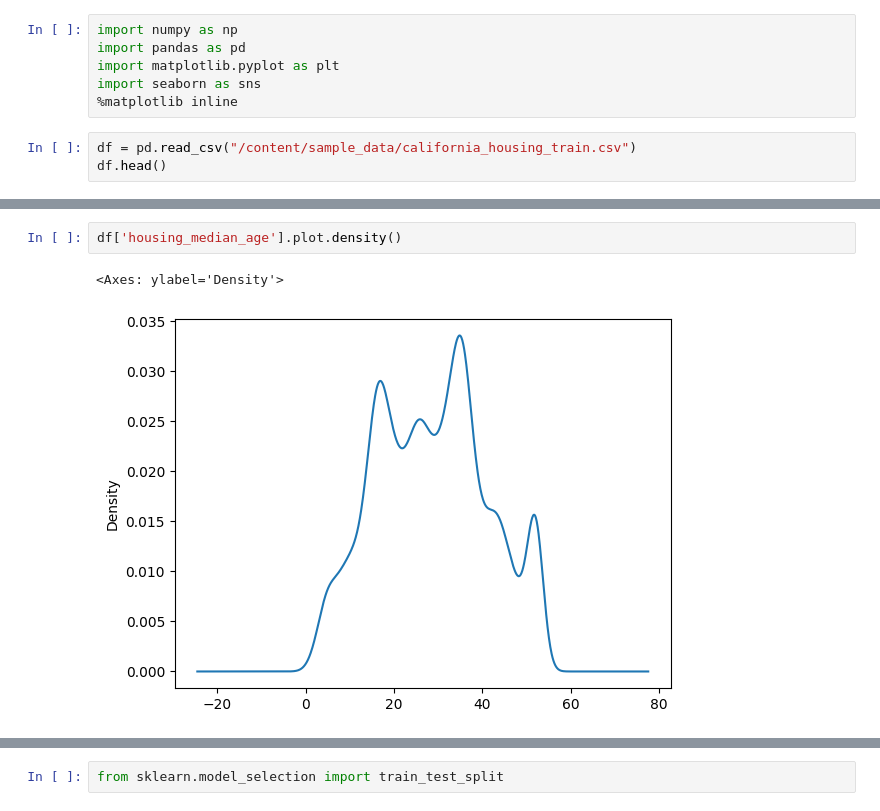
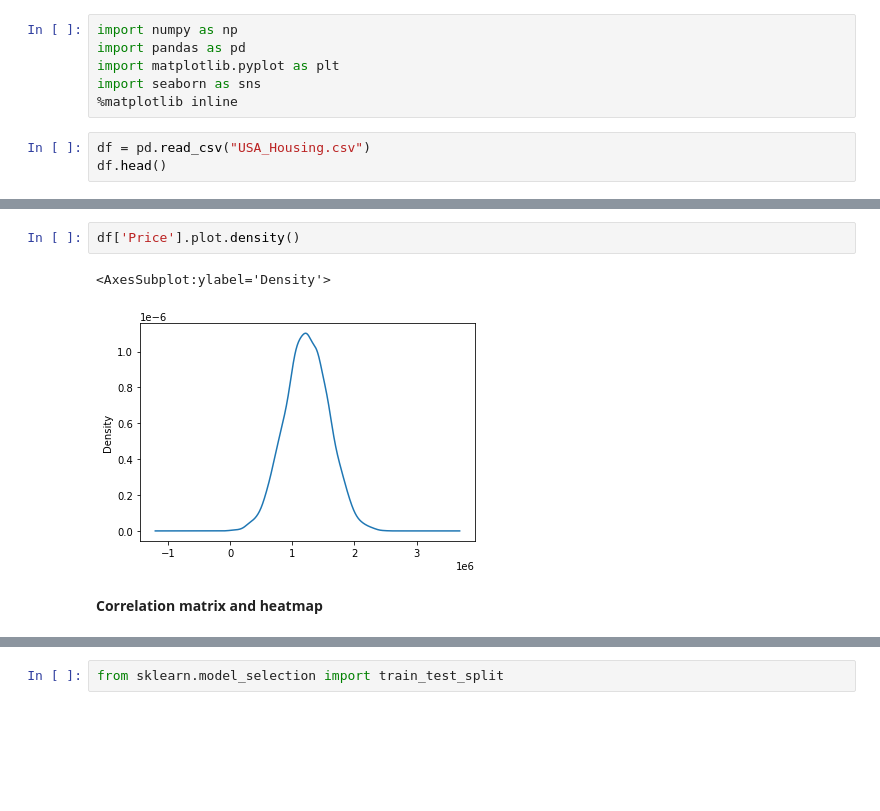
Before and after one commit to ShaikNishaaj/AIML-2303A51613, a Jupyter notebook: Lab04.ipynb, the cells around one changed output, grey strips where cells are left out. Saved outputs shown, nothing was run; the diff lists cells and outputs as text; blank space fills up the shorter version.

```diff
--- a/Lab04.ipynb
+++ b/Lab04.ipynb
@@ -11,6 +13,6 @@ import matplotlib.pyplot as plt
 import seaborn as sns
 %matplotlib inline
 # %%
-df = pd.read_csv("/content/sample_data/california_housing_train.csv")
+df = pd.read_csv("USA_Housing.csv")
 df.head()
 # %% [output]
@@ -59,8 +86,10 @@ df['housing_median_age'].plot.hist(bins=25,figsize=(8,4))
 # %%
-df['housing_median_age'].plot.density()
+df['Price'].plot.density()
 # %% [output]
-<Axes: ylabel='Density'>
+<AxesSubplot:ylabel='Density'>
-[figure, old version]
+[figure, new version]
+# %% [markdown]
+**Correlation matrix and heatmap**
 # %%
 df.corr()
 # %% [output]
```
Also changed, not shown: parts of 64 cells of this notebook.
